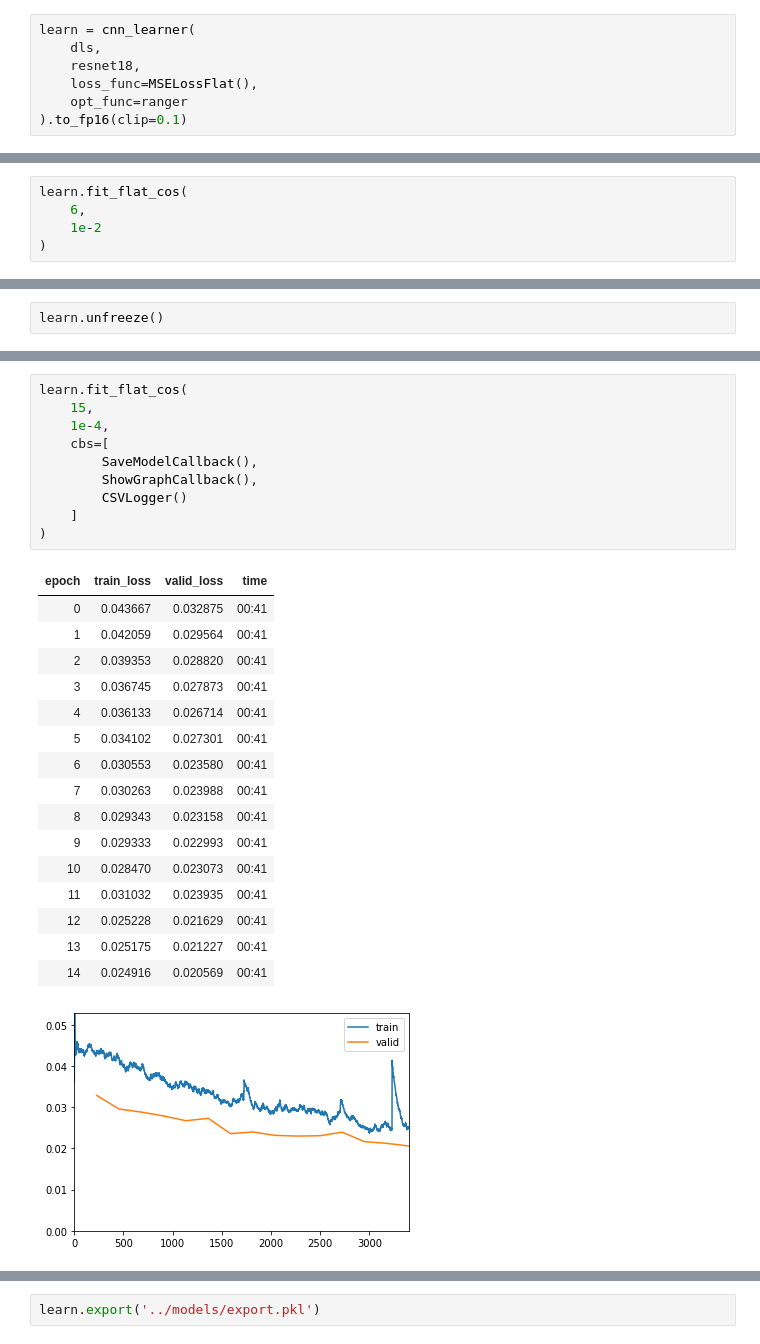
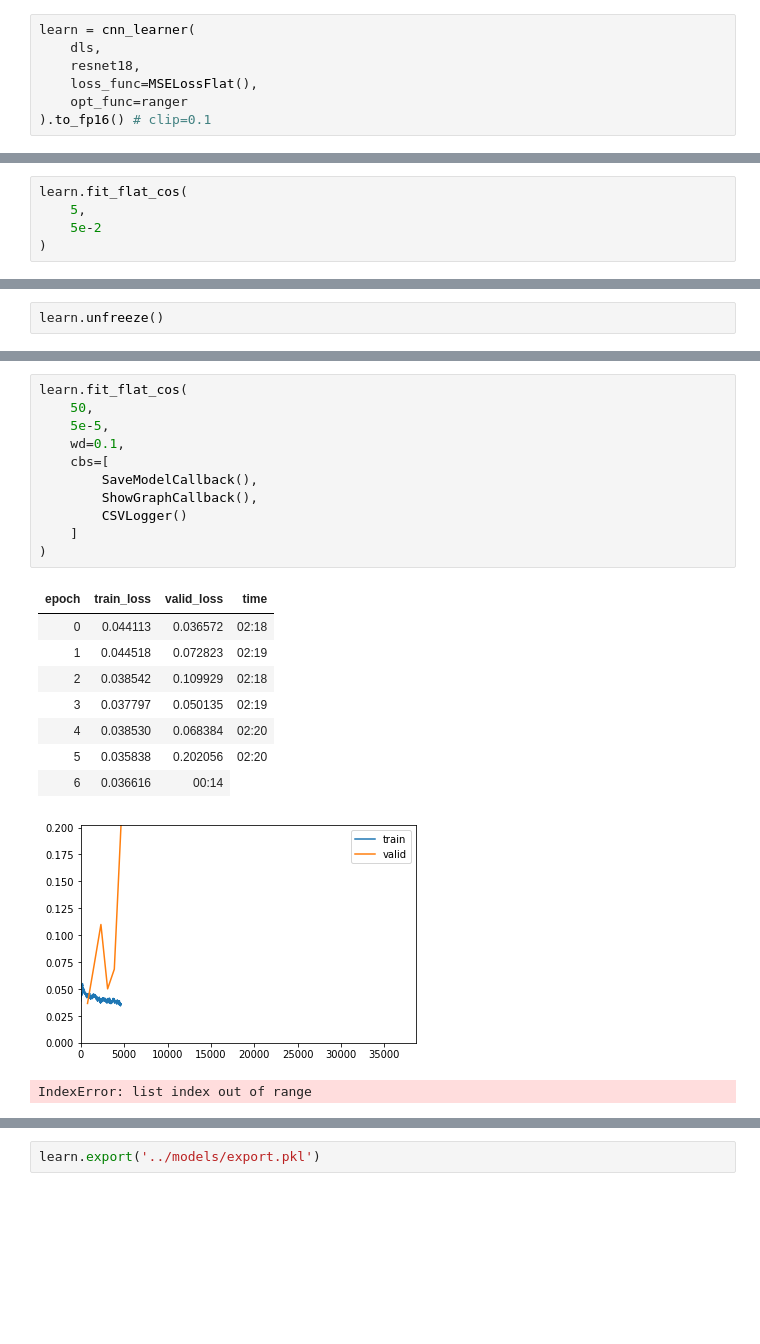
Before and after one commit to HenryDashwood/facial-features-detector, a Jupyter notebook: code/fastai_v2.ipynb, the cells around one changed output, grey strips where cells are left out. Drawn from its saved outputs; the diff is of its cells as text; blank space fills up the shorter version.

```diff
--- a/code/fastai_v2.ipynb
+++ b/code/fastai_v2.ipynb
@@ -45,4 +45,4 @@ learn = cnn_learner(
     resnet18,
     loss_func=MSELossFlat(),
     opt_func=ranger
-).to_fp16(clip=0.1)
+).to_fp16() # clip=0.1
@@ -57,7 +59,7 @@ SuggestedLRs(lr_min=0.07585775852203369, lr_steep=0.17378008365631104)
 # %%
 learn.fit_flat_cos(
-    6,
-    1e-2
+    5,
+    5e-2
 )
 # %% [output]
 | epoch | train_loss | valid_loss | time |
@@ -78,31 +79,25 @@ SuggestedLRs(lr_min=6.309573450380412e-08, lr_steep=7.585775847473997e-07)
 # %%
 learn.fit_flat_cos(
-    15,
-    1e-4,
+    50,
+    5e-5,
+    wd=0.1,
     cbs=[
         SaveModelCallback(),
         ShowGraphCallback(),
         CSVLogger()
     ]
 )
 # %% [output]
 | epoch | train_loss | valid_loss | time |
-| 0 | 0.043667 | 0.032875 | 00:41 |
-| 1 | 0.042059 | 0.029564 | 00:41 |
-| 2 | 0.039353 | 0.028820 | 00:41 |
-| 3 | 0.036745 | 0.027873 | 00:41 |
-| 4 | 0.036133 | 0.026714 | 00:41 |
-| 5 | 0.034102 | 0.027301 | 00:41 |
-| 6 | 0.030553 | 0.023580 | 00:41 |
-| 7 | 0.030263 | 0.023988 | 00:41 |
-| 8 | 0.029343 | 0.023158 | 00:41 |
-| 9 | 0.029333 | 0.022993 | 00:41 |
-| 10 | 0.028470 | 0.023073 | 00:41 |
-| 11 | 0.031032 | 0.023935 | 00:41 |
-| 12 | 0.025228 | 0.021629 | 00:41 |
-| 13 | 0.025175 | 0.021227 | 00:41 |
-| 14 | 0.024916 | 0.020569 | 00:41 |
+| 0 | 0.044113 | 0.036572 | 02:18 |
+| 1 | 0.044518 | 0.072823 | 02:19 |
+| 2 | 0.038542 | 0.109929 | 02:18 |
+| 3 | 0.037797 | 0.050135 | 02:19 |
+| 4 | 0.038530 | 0.068384 | 02:20 |
+| 5 | 0.035838 | 0.202056 | 02:20 |
+| 6 | 0.036616 | 00:14 |
-[figure, old version]
+[figure, new version]
+IndexError: list index out of range
 # %%
 learn.show_results()
 # %% [output]
```
Also changed, not shown: parts of 6 cells of this notebook, 2 other files.
